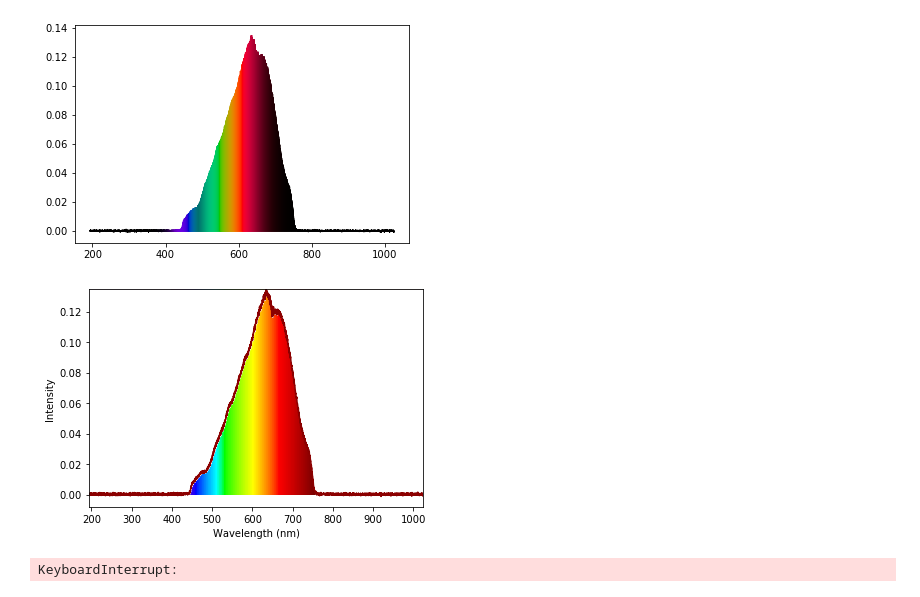
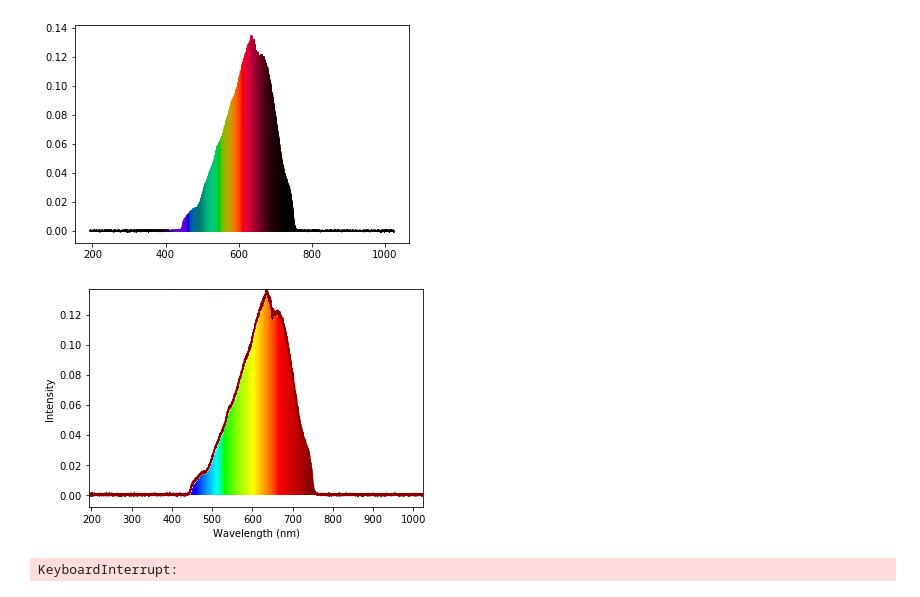
Before and after one commit to jrr1984/Prototipo0_S-D_SpectralGUI, a Jupyter notebook: spectral_gui/testing_line_profiler.ipynb, the cells around one changed output. Saved outputs shown, nothing was run; the diff lists cells and outputs as text; code cells hidden in the pictures.

```diff
--- a/spectral_gui/testing_line_profiler.ipynb
+++ b/spectral_gui/testing_line_profiler.ipynb
@@ -247,35 +291,35 @@ def wavelength_to_rgb(wavelength, gamma=0.8):
     else:
         R = 0.0
         G = 0.0
         B = 0.0
     return (R,G,B,A)
 
 clim=(350,780)
 norm = plt.Normalize(*clim)
 wl = np.arange(clim[0],clim[1]+1,2)
 colorlist = list(zip(norm(wl),[wavelength_to_rgb(w) for w in wl]))
 spectralmap = matplotlib.colors.LinearSegmentedColormap.from_list("spectrum", colorlist)
 
 #fig, axs = plt.subplots(1, 1, figsize=(8,4), tight_layout=True)
 
 wavelengths = wavel_array[:,0]
-spectrum = np.transpose(inten_array[10,:])
+spectrum = np.transpose(inten_array[100,:])
 plt.plot(wavel_array, spectrum, color='darkred')
 
 y = np.linspace(0, np.max(spectrum), 100)
 X,Y = np.meshgrid(wavelengths, y)
 
 extent=(np.min(wavelengths), np.max(wavelengths), np.min(y), np.max(y))
 
 plt.imshow(X, clim=clim,  extent=extent, cmap=spectralmap, aspect='auto')
 plt.xlabel('Wavelength (nm)')
 plt.ylabel('Intensity')
 
 plt.fill_between(wavelengths, spectrum, np.max(spectrum), color='w')
 
 plt.show()
 # %% [output]
-[figure, old version]
+[figure, new version]
 # %%
 wavels = []
 intens = []
```
Also changed, not shown: parts of 2 cells of this notebook, 2 other files.
